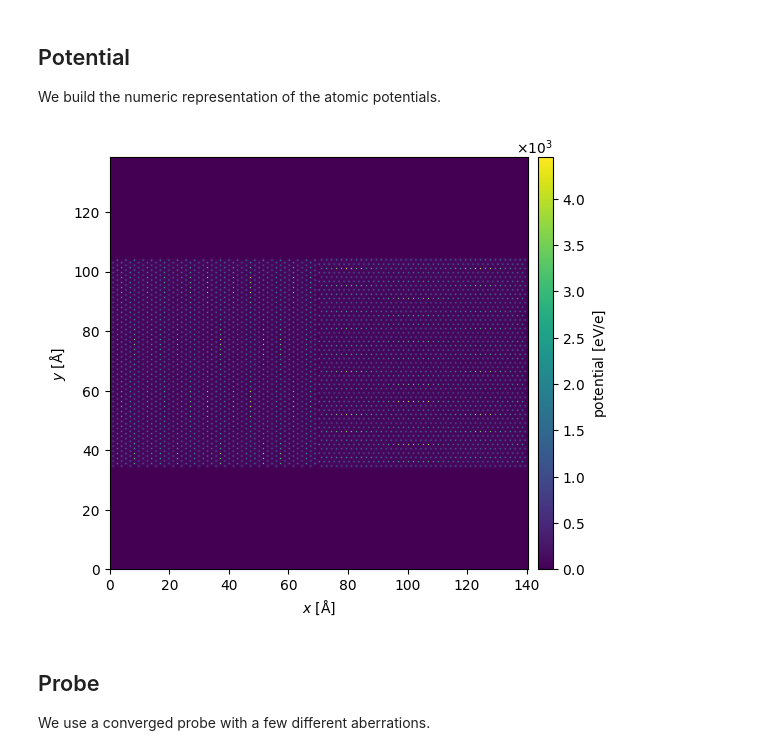
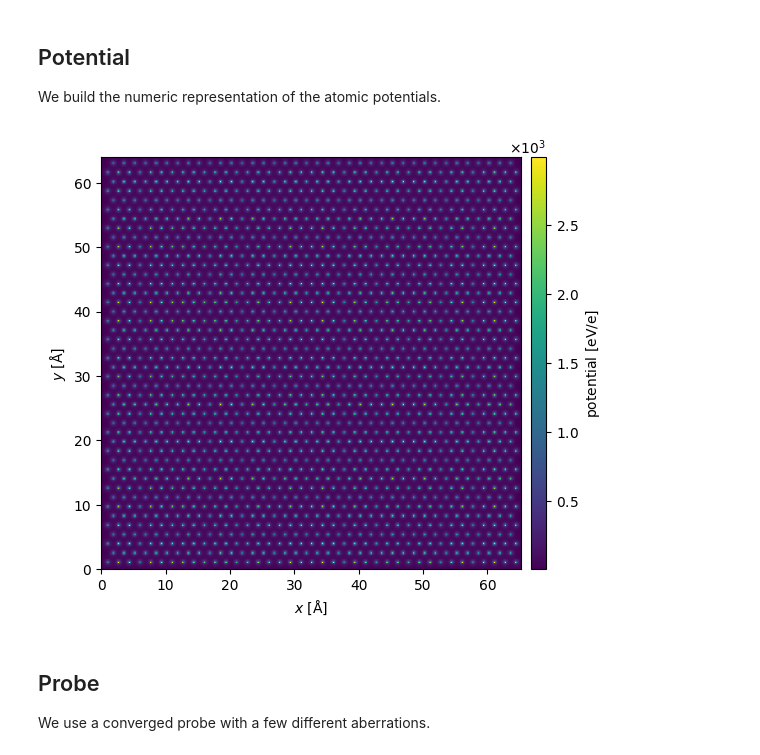
Before and after one commit to curiousbeams/willem-playground, a Jupyter notebook: notebooks/simulation_notebook/crystalline_sample_2_facets.ipynb, the cells around one changed output. Cells and saved outputs as stored; diff of their text form; code cells hidden in the pictures.

```diff
--- a/notebooks/simulation_notebook/crystalline_sample_2_facets.ipynb
+++ b/notebooks/simulation_notebook/crystalline_sample_2_facets.ipynb
@@ -208,19 +103,19 @@ length cell x 5.769991334482229
 We build the numeric representation of the atomic potentials.
 # %%
 potential = abtem.Potential(
-    nanoparticle,
-    sampling=lc/64,
+    gb_structure,
+    gpts=(512,512),         # to ensure that the size of diffraction pattern is 512x512
     slice_thickness= lc/8,
     device='cpu',
 ).build(
     lazy=False
 )
 
 potential.show(
     cbar=True
 );
 # %% [output]
-[figure, old version]
+[figure, new version]
 # %% [markdown]
 ## Probe
 
```
Also changed, not shown: parts of 13 cells of this notebook, 3 other files.
